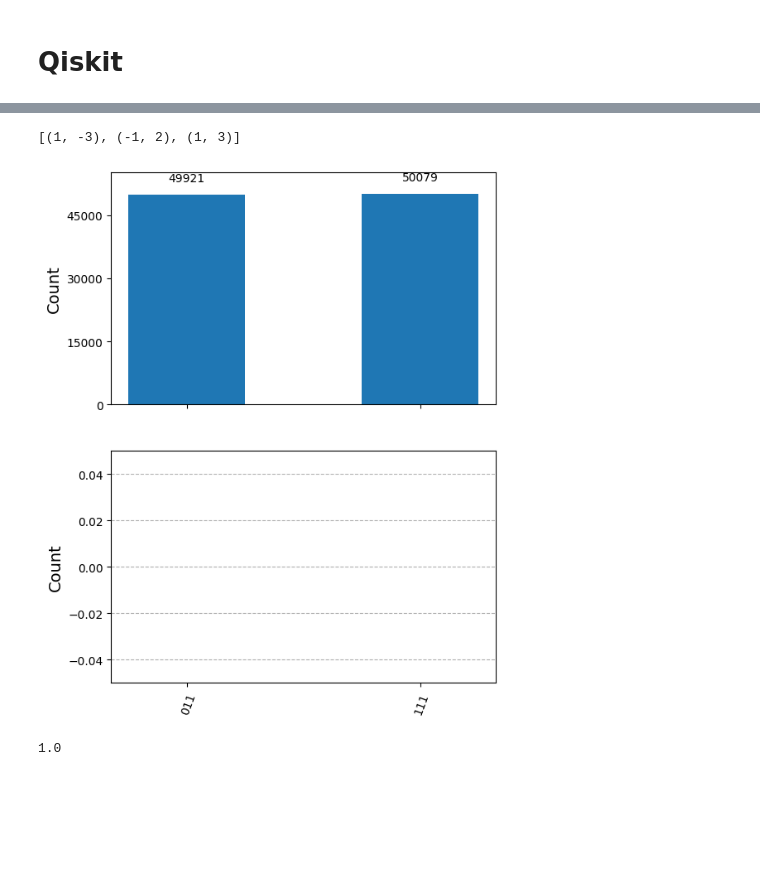
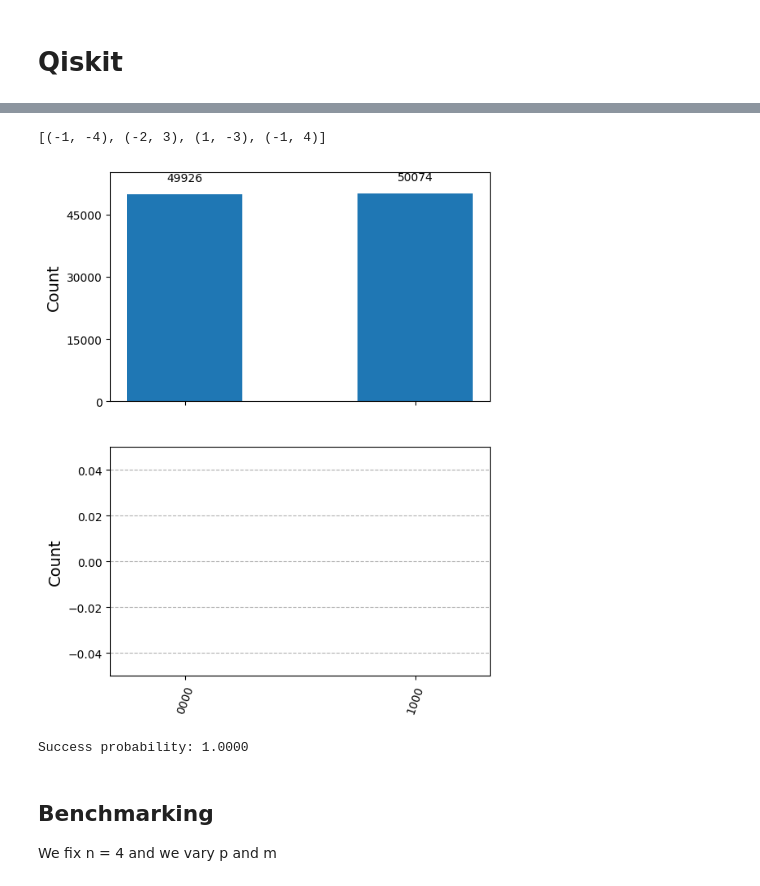
Before and after one commit to FC0000/LCP_B, a Jupyter notebook: project/k-sat.ipynb, the cells around one changed output, grey strips where cells are left out. Drawn from its saved outputs; the diff is of its cells as text; code cells hidden in the pictures; blank space fills up the shorter version.

Commit message:
first benchmarking

```diff
--- a/project/k-sat.ipynb
+++ b/project/k-sat.ipynb
@@ -334,7 +333,7 @@ assert sorted(sparse_pauli_list_ksat([(-2, -4), (-1, 4)])) == sorted([('IIII', 0
 # %% [markdown]
 # Qiskit
 # %%
-sat2_generator = kSATGenerator(8, 6, 2, seed=42)
+sat2_generator = kSATGenerator(num_clauses=4, num_vars=4, k=2, seed=42)
 # %%
 from qiskit.quantum_info import SparsePauliOp
 from qiskit.circuit.library import QAOAAnsatz
@@ -364,7 +363,7 @@ print(ansatz.parameters)
 
 
 estimator = StatevectorEstimator()
-initial_params = np.random.rand(ansatz.num_parameters) * 2 * np.pi
+initial_params = np.random.uniform(0, 0.1, size=ansatz.num_parameters)
 
 def cost_function(params):
     pub = (ansatz, cost_hamiltonian, params)
@@ -399,23 +413,26 @@ ParameterView([ParameterVectorElement(β[0]), ParameterVectorElement(β[1]), Par
+# %%
+def success_probability(counts, formula):
+    total_shots = sum(counts.values())
+    success_shots = sum(count for bitstring, count in counts.items() if count_violated_clauses(formula, bitstring) == 0)
+    return success_shots / total_shots
 # %%
 print(formula)
 fig, axes = plt.subplots(2, 1, figsize=(6, 8), sharex=True)
 plot_histogram(counts, ax=axes[0])
 
 violated = {}
 for bitstring, _ in sorted_counts.items():
     violated[bitstring] = count_violated_clauses(formula, bitstring)
 plot_histogram(violated, ax=axes[1])
 plt.show()
 
 # Success probability
-total_counts = sum(counts.values())
-success_prob = 0
-for bitstring, count in counts.items():
-    is_solution = count_violated_clauses(formula, bitstring) == 0
-    if is_solution:
-        success_prob += count / total_counts
-success_prob
+success_prob = success_probability(counts, formula)
+print(f"Success probability: {success_prob:.4f}")
 # %% [output]
-[(1, -3), (-1, 2), (1, 3)]
+[(-1, -4), (-2, 3), (1, -3), (-1, 4)]
-[figure, old version]
+[figure, new version]
-1.0
+Success probability: 1.0000
+# %% [markdown]
+## Benchmarking
+We fix n = 4 and we vary p and m
```
Also changed, not shown: parts of 9 cells of this notebook, 2 other files.
